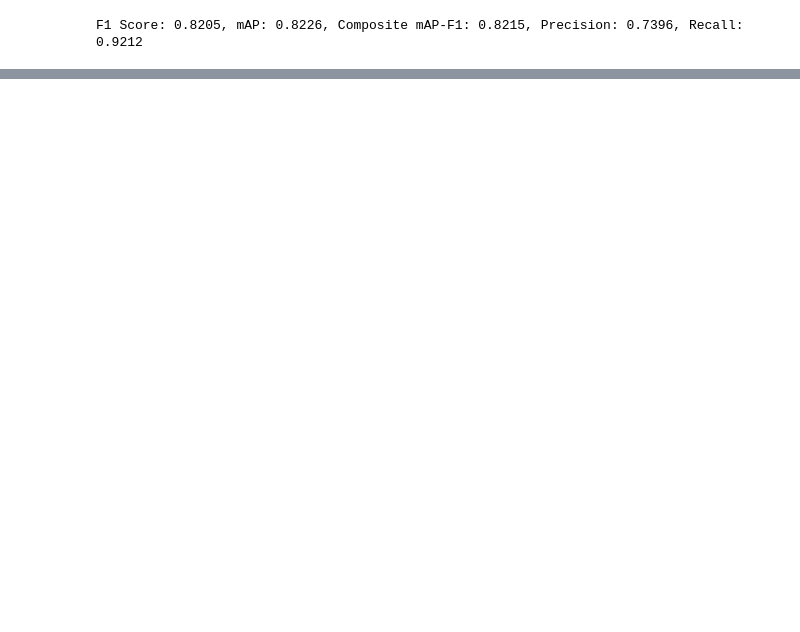
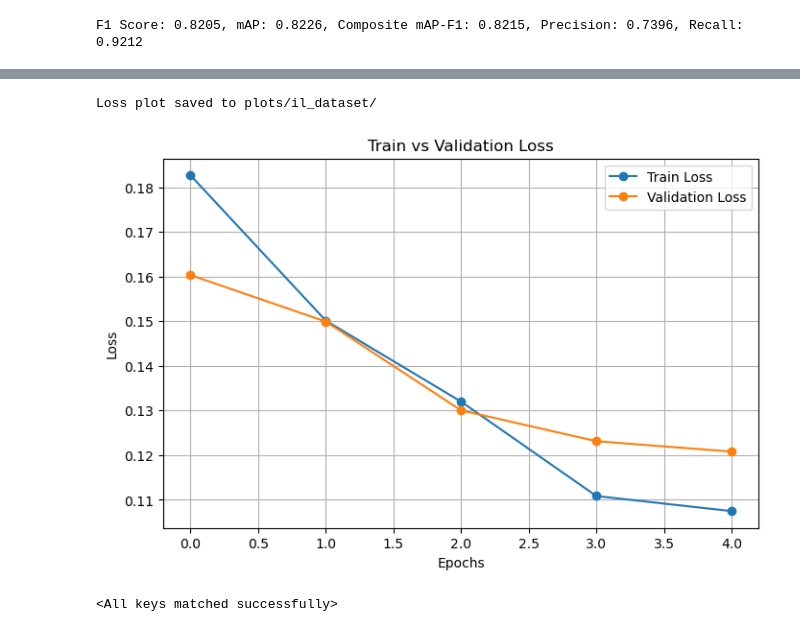
Before and after one commit to aryamaansaha/low-light-mosquito-detection, a Jupyter notebook: FasterRCNN-18/main.ipynb, the cells around one changed output, grey strips where cells are left out. Drawn from its saved outputs; the diff is of its cells as text; code cells hidden in the pictures; blank space fills up the shorter version.

Commit message:
local runs of all three models

```diff
--- a/FasterRCNN-18/main.ipynb
+++ b/FasterRCNN-18/main.ipynb
@@ -61,0 +80,34 @@ F1 Score: 0.8205, mAP: 0.8226, Composite mAP-F1: 0.8215, Precision: 0.7396, Reca
+# %%
+datafolder = "il_dataset"
+batch_size = 4
+images_dir = f"../datasets/{datafolder}/images"
+labels_dir = f"../datasets/{datafolder}/labels"
+
+train_dataset = MosquitoDataset(f"{images_dir}/train", f"{labels_dir}/train")
+val_dataset = MosquitoDataset(f"{images_dir}/val", f"{labels_dir}/val")
+test_dataset = MosquitoDataset(f"{images_dir}/test", f"{labels_dir}/test")
+
+
+trainloader = DataLoader(train_dataset, batch_size=batch_size, shuffle=True, collate_fn=lambda x: tuple(zip(*x)))
+valloader = DataLoader(val_dataset, batch_size=batch_size, shuffle=False, collate_fn=lambda x: tuple(zip(*x)))
+testloader = DataLoader(test_dataset, batch_size=batch_size, shuffle=False, collate_fn=lambda x: tuple(zip(*x)))
+# %%
+model = build_model(num_classes=7)  # 6 classes + 1 background
+optimizer = torch.optim.SGD(model.parameters(), lr=0.005, momentum=0.9, weight_decay=0.0005)
+scheduler = torch.optim.lr_scheduler.StepLR(optimizer, step_size=3, gamma=0.1)
+# %%
+N_epochs = 5
+save_dir = f"models/{datafolder}/"
+device = torch.device("cuda" if torch.cuda.is_available() else "cpu")
+
+train_losses, val_losses, lr_history =  train(
+    model=model,
+    optimizer=optimizer,
+    scheduler=scheduler,
+    trainloader=trainloader,
+    valloader=valloader,
+    device=device,
+    N_epochs=N_epochs,
+    save_dir=save_dir,
+    save_name="best_model.pth"
+)
@@ -61,0 +125,11 @@ F1 Score: 0.8205, mAP: 0.8226, Composite mAP-F1: 0.8215, Precision: 0.7396, Reca
+# %%
+plot_dir = f"plots/{datafolder}/"
+plot_losses(train_losses, val_losses, save_path=plot_dir)
+# %% [output]
+Loss plot saved to plots/il_dataset/
+[figure, added]
+# %%
+save_dir = f"models/{datafolder}/"
+model.load_state_dict(torch.load(os.path.join(save_dir, "best_model.pth")))
+# %% [output]
+<All keys matched successfully>
```
Also changed, not shown: parts of 8 cells of this notebook, 50 other files.
